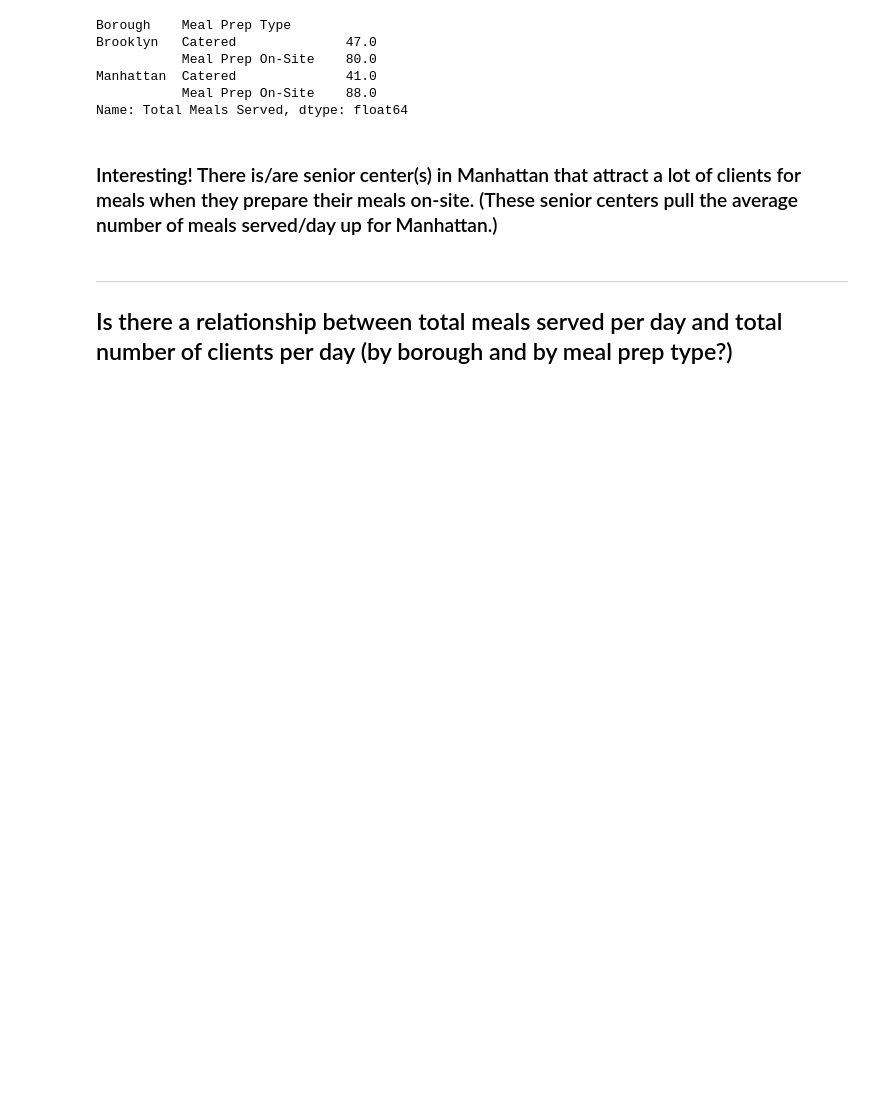
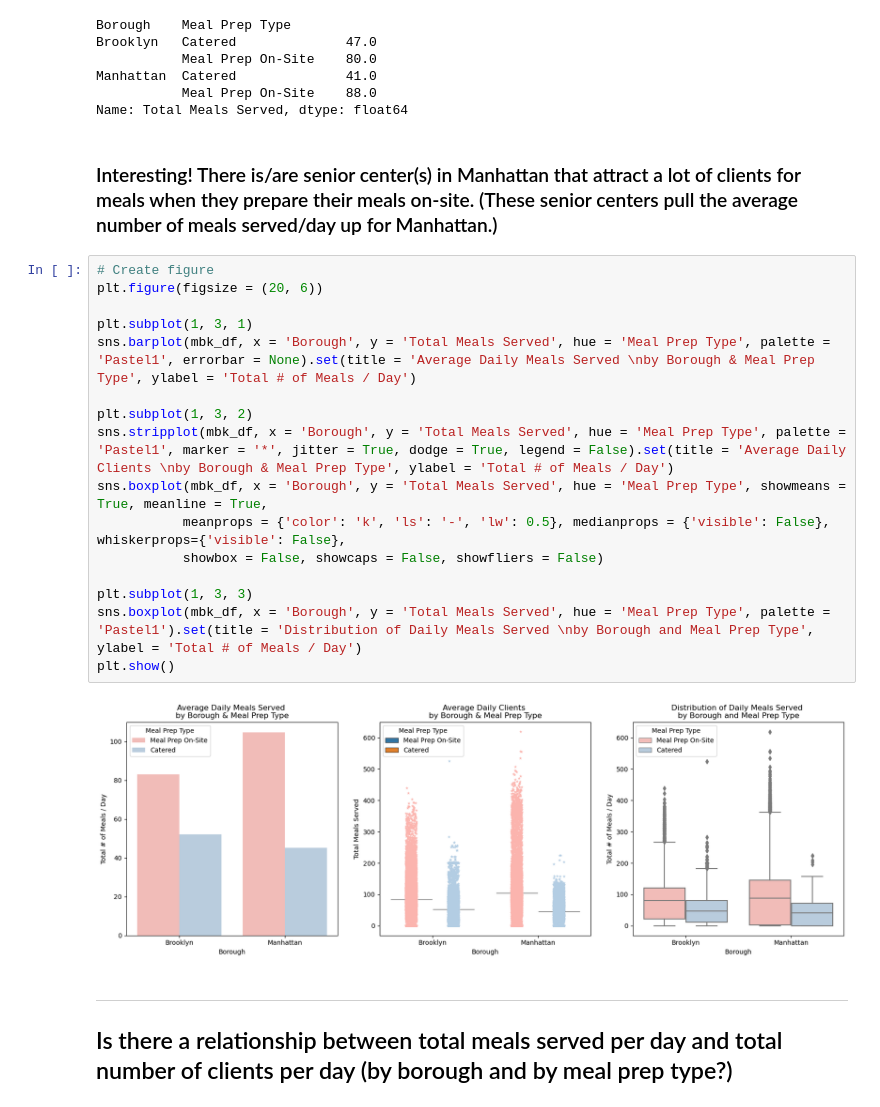
Before and after one commit to valeriemagalong/NYC-Aging, a Jupyter notebook: eda_senior_center_client_data.ipynb, the cells around one changed output. Cells and saved outputs as stored; diff of their text form; blank space fills up the shorter version.

```diff
--- a/eda_senior_center_client_data.ipynb
+++ b/eda_senior_center_client_data.ipynb
@@ -387,6 +387,24 @@ Manhattan  Catered              41.0
 Name: Total Meals Served, dtype: float64
 # %% [markdown]
 ### Interesting!  There is/are senior center(s) in Manhattan that attract a lot of clients for meals when they prepare their meals on-site.  (These senior centers pull the average number of meals served/day up for Manhattan.)
+# %%
+# Create figure
+plt.figure(figsize = (20, 6))
+
+plt.subplot(1, 3, 1)
+sns.barplot(mbk_df, x = 'Borough', y = 'Total Meals Served', hue = 'Meal Prep Type', palette = 'Pastel1', errorbar = None).set(title = 'Average Daily Meals Served \nby Borough & Meal Prep Type', ylabel = 'Total # of Meals / Day')
+
+plt.subplot(1, 3, 2)
+sns.stripplot(mbk_df, x = 'Borough', y = 'Total Meals Served', hue = 'Meal Prep Type', palette = 'Pastel1', marker = '*', jitter = True, dodge = True, legend = False).set(title = 'Average Daily Clients \nby Borough & Meal Prep Type', ylabel = 'Total # of Meals / Day')
+sns.boxplot(mbk_df, x = 'Borough', y = 'Total Meals Served', hue = 'Meal Prep Type', showmeans = True, meanline = True,
+           meanprops = {'color': 'k', 'ls': '-', 'lw': 0.5}, medianprops = {'visible': False}, whiskerprops={'visible': False},
+           showbox = False, showcaps = False, showfliers = False)
+
+plt.subplot(1, 3, 3)
+sns.boxplot(mbk_df, x = 'Borough', y = 'Total Meals Served', hue = 'Meal Prep Type', palette = 'Pastel1').set(title = 'Distribution of Daily Meals Served \nby Borough and Meal Prep Type', ylabel = 'Total # of Meals / Day')
+plt.show()
+# %% [output]
+[figure, added]
 # %% [markdown]
 ---
 ## Is there a relationship between total meals served per day and total number of clients per day (by borough and by meal prep type?)
```
Also changed, not shown: parts of 1 cell of this notebook.
